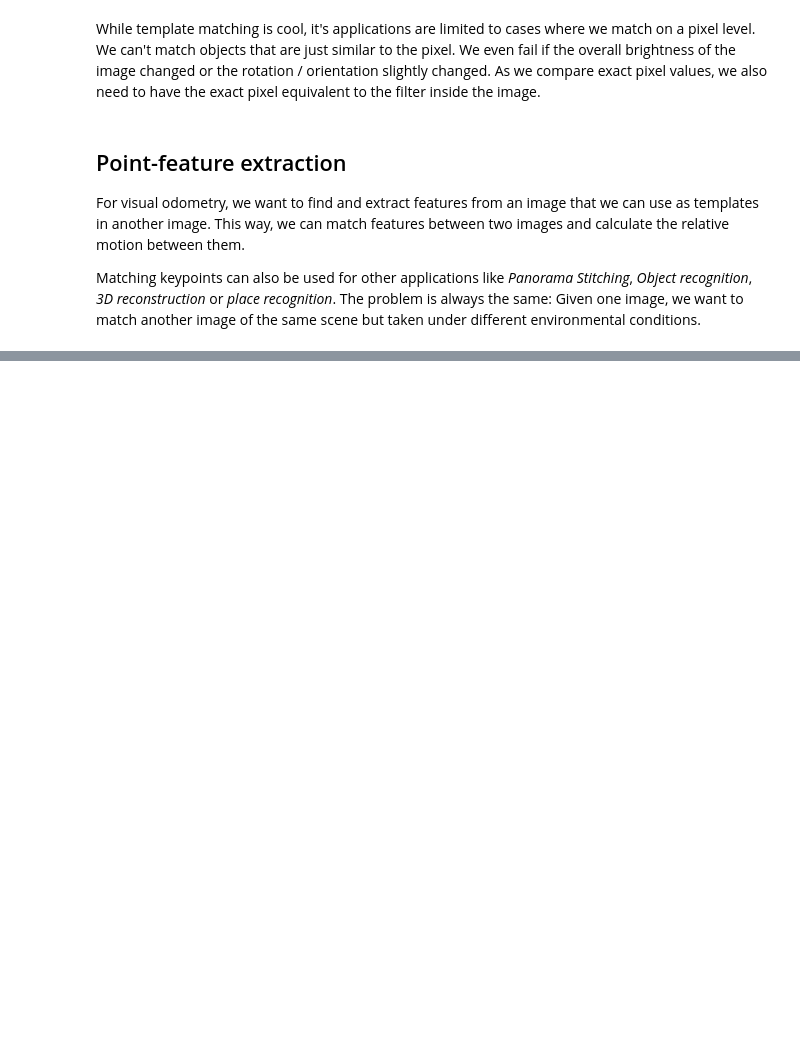
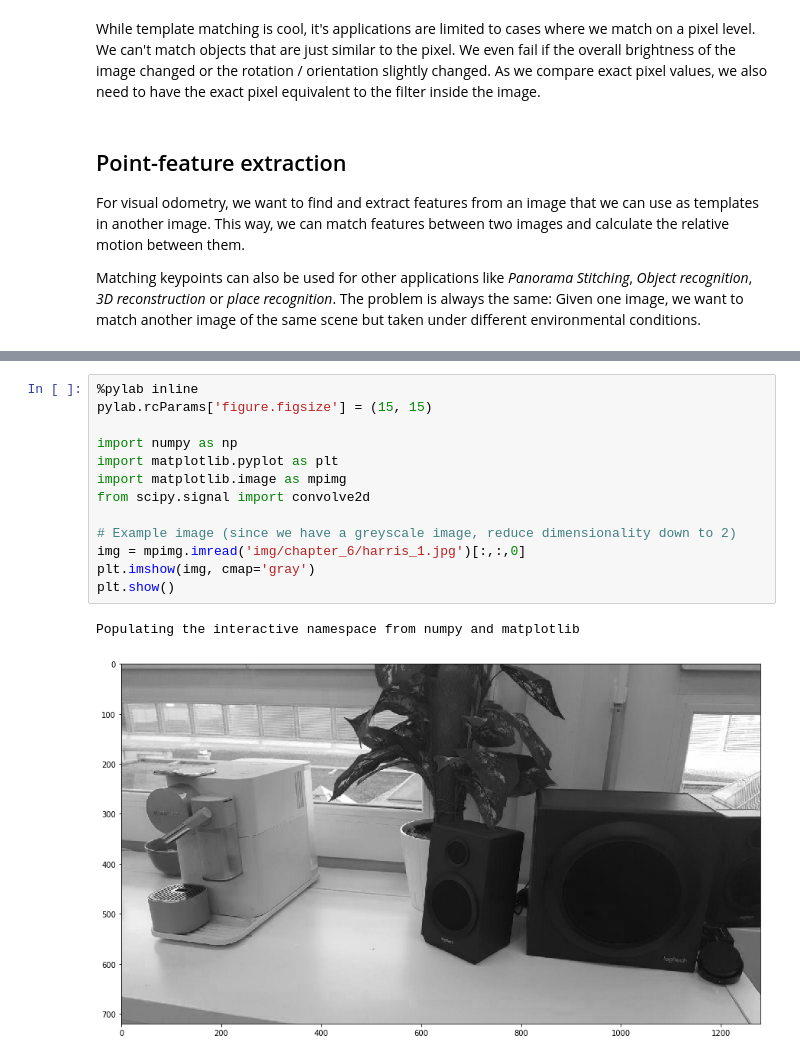
Before and after one commit to polygon-software/python-visual-odometry, a Jupyter notebook: Chapter 6 - Point Feature Detection.ipynb, the cells around one changed output, grey strips where cells are left out. Cells and saved outputs as stored; diff of their text form; blank space fills up the shorter version.

```diff
--- a/Chapter 6 - Point Feature Detection.ipynb
+++ b/Chapter 6 - Point Feature Detection.ipynb
@@ -135,0 +143,16 @@ Both detectors are invariant to rotation changes: The ellipsis roates, but its s
+# %%
+%pylab inline
+pylab.rcParams['figure.figsize'] = (15, 15)
+
+import numpy as np
+import matplotlib.pyplot as plt
+import matplotlib.image as mpimg
+from scipy.signal import convolve2d
+
+# Example image (since we have a greyscale image, reduce dimensionality down to 2)
+img = mpimg.imread('img/chapter_6/harris_1.jpg')[:,:,0]
+plt.imshow(img, cmap='gray')
+plt.show()
+# %% [output]
+Populating the interactive namespace from numpy and matplotlib
+[figure, added]
```
Also changed, not shown: parts of 6 cells of this notebook, 7 other files.
